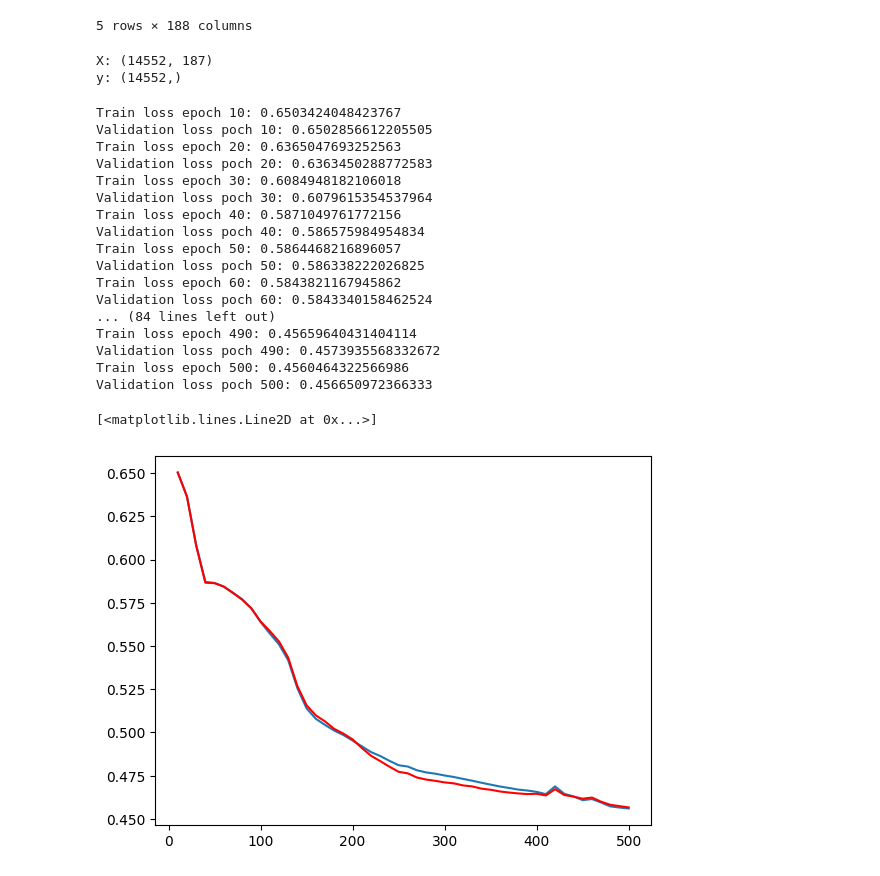
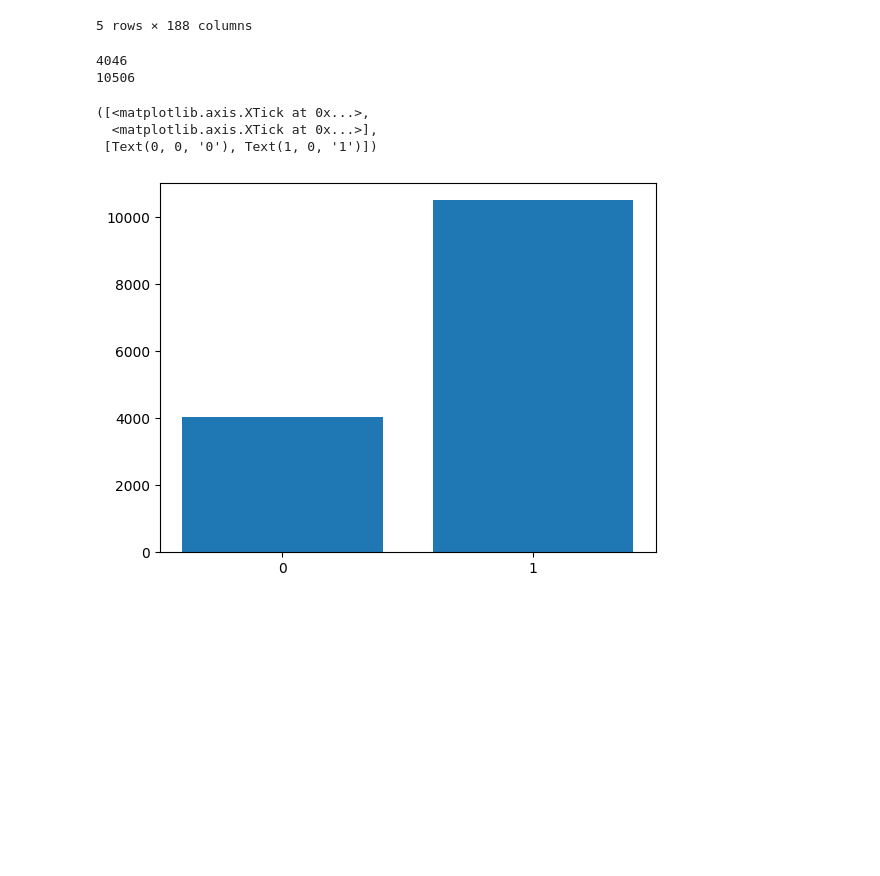
Before and after one commit to minhhvu17/mlmed2024, a Jupyter notebook: ecg-classification.ipynb, the cells around one changed output. Drawn from its saved outputs; the diff is of its cells as text; code cells hidden in the pictures; blank space fills up the shorter version.

Commit message:
redo the model and finish the report

```diff
--- a/ecg-classification.ipynb
+++ b/ecg-classification.ipynb
@@ -9,6 +31,6 @@ from torch.utils.data import DataLoader
 # %%
-ptbdb_normal = pd.read_csv('ptbdb_normal.csv', header = None)
-ptbdb_abnormal = pd.read_csv('ptbdb_abnormal.csv', header = None)
+ptbdb_normal = pd.read_csv('/kaggle/input/heartbeat/ptbdb_normal.csv', header = None)
+ptbdb_abnormal = pd.read_csv('/kaggle/input/heartbeat/ptbdb_abnormal.csv', header = None)
 # %%
 ptbdb_normal.head()
 # %% [output]
@@ -30,11 +52,17 @@ df.head()
 | 3 | 1.000000 | 0.478893 | 0.056760 | 0.064176 | 0.081289 | 0.072732 | 0.055619 | 0.048774 | 0.054478 | 0.041643 | ... | ... |
 | 4 | 1.000000 | 0.867238 | 0.201360 | 0.099349 | 0.141336 | 0.120934 | 0.108516 | 0.096393 | 0.093436 | 0.100828 | ... | ... |
 5 rows × 188 columns
-# %%
-X = df.iloc[:,:-1]
-y = df.iloc[:,-1]
-print(f'X: {X.shape}')
-print(f'y: {y.shape}')
-# %% [output]
-X: (14552, 187)
-y: (14552,)
+# %%
+normal_samples = ptbdb_normal.shape[0]
+abnormal_samples = ptbdb_abnormal.shape[0]
+print(normal_samples)
+print(abnormal_samples)
+plt.bar((0, 1),(normal_samples, abnormal_samples))
+plt.xticks((0, 1))
+# %% [output]
+4046
+10506
+([<matplotlib.axis.XTick at 0x...>,
+  <matplotlib.axis.XTick at 0x...>],
+ [Text(0, 0, '0'), Text(1, 0, '1')])
+[figure, added]
@@ -92,47 +164,0 @@ optimizer = torch.optim.Adam(model.parameters(), lr = 0.0008)
-# %%
-epochs = 500
-train_losses = []
-valid_losses = []
-for i in range(1, epochs+1):
-    y_pred = model.forward(X_train)
-#     print(y_pred.shape)
-#     print(y_train.shape)
-    loss = criterion(y_pred, y_train)
-
-    if i % 10 == 0:
-        print(f'Train loss epoch {i}: {loss}')
-        train_losses.append(loss.detach().numpy())
-        model.eval()
-        test_loss = 0
-        with torch.no_grad():
-            pred = model(X_val)
-            valid_loss = criterion(pred, y_val)
-        print(f'Validation loss poch {i}: {valid_loss}')
-        valid_losses.append(valid_loss.detach().numpy())
-    optimizer.zero_grad()
-    loss.backward()
-    optimizer.step()
-# %% [output]
-Train loss epoch 10: 0.6503424048423767
-Validation loss poch 10: 0.6502856612205505
-Train loss epoch 20: 0.6365047693252563
-Validation loss poch 20: 0.6363450288772583
-Train loss epoch 30: 0.6084948182106018
-Validation loss poch 30: 0.6079615354537964
-Train loss epoch 40: 0.5871049761772156
-Validation loss poch 40: 0.586575984954834
-Train loss epoch 50: 0.5864468216896057
-Validation loss poch 50: 0.586338222026825
-Train loss epoch 60: 0.5843821167945862
-Validation loss poch 60: 0.5843340158462524
-... (84 lines left out)
-Train loss epoch 490: 0.45659640431404114
-Validation loss poch 490: 0.4573935568332672
-Train loss epoch 500: 0.4560464322566986
-Validation loss poch 500: 0.456650972366333
-# %%
-plt.plot(np.arange(10, 501, 10), train_losses)
-plt.plot(np.arange(10, 501, 10), valid_losses, c = 'red')
-# %% [output]
-[<matplotlib.lines.Line2D at 0x...>]
-[figure, removed]
```
Also changed, not shown: parts of 16 cells of this notebook, 2 other files.
